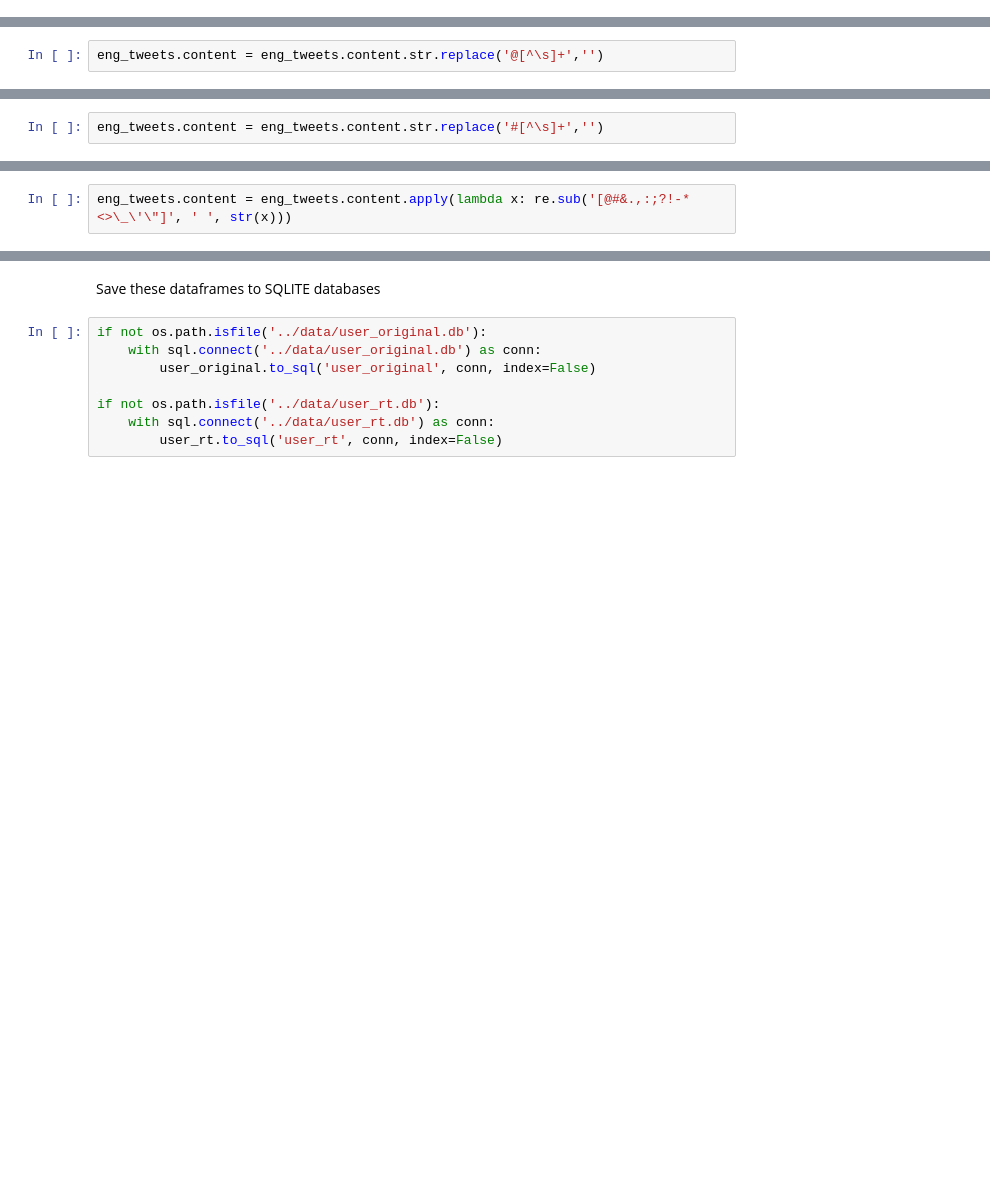
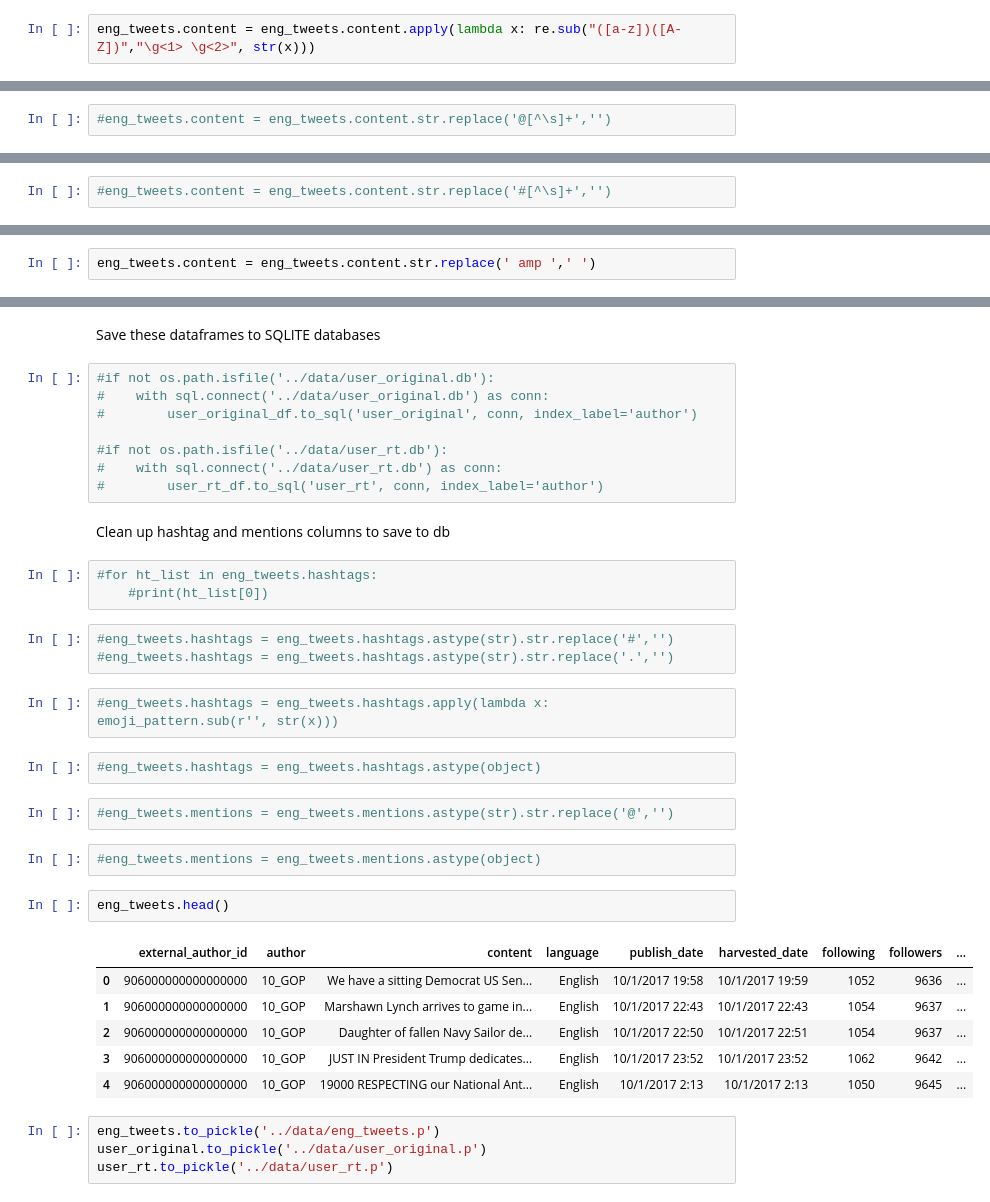
Before and after one commit to gcdunn/twitter-sockpuppet-nlp, a Jupyter notebook: Cleaning-EDA-538-1.ipynb, the cells around one changed output, grey strips where cells are left out. Drawn from its saved outputs; the diff is of its cells as text; blank space fills up the shorter version.

Commit message:
updating cleaning process

```diff
--- a/Cleaning-EDA-538-1.ipynb
+++ b/Cleaning-EDA-538-1.ipynb
@@ -119,4 +136,6 @@ See the caveats in the documentation: http://pandas.pydata.org/pandas-docs/stabl
+# %%
+eng_tweets.content = eng_tweets.content.apply(lambda x: re.sub("([a-z])([A-Z])","\g<1> \g<2>", str(x)))
 # %% [markdown]
 Remove @mentions
 # %%
-eng_tweets.content = eng_tweets.content.str.replace('@[^\s]+','')
+#eng_tweets.content = eng_tweets.content.str.replace('@[^\s]+','')
@@ -129,4 +142,4 @@ See the caveats in the documentation: http://pandas.pydata.org/pandas-docs/stabl
 # %% [markdown]
 Remove hashtags
 # %%
-eng_tweets.content = eng_tweets.content.str.replace('#[^\s]+','')
+#eng_tweets.content = eng_tweets.content.str.replace('#[^\s]+','')
@@ -151,2 +156,2 @@ Remove punctuation
 # %%
-eng_tweets.content = eng_tweets.content.apply(lambda x: re.sub('[@#&.,:;?!-*<>\_\'\"]', ' ', str(x)))
+eng_tweets.content = eng_tweets.content.str.replace(' amp ',' ')
@@ -174,10 +209,39 @@ user_original = eng_tweets[eng_tweets.retweet==0].groupby('external_author_id').
 # %% [markdown]
 Save these dataframes to SQLITE databases
 # %%
-if not os.path.isfile('../data/user_original.db'):
-    with sql.connect('../data/user_original.db') as conn:
-        user_original.to_sql('user_original', conn, index=False)
+#if not os.path.isfile('../data/user_original.db'):
+#    with sql.connect('../data/user_original.db') as conn:
+#        user_original_df.to_sql('user_original', conn, index_label='author')
 
-if not os.path.isfile('../data/user_rt.db'):
-    with sql.connect('../data/user_rt.db') as conn:
-        user_rt.to_sql('user_rt', conn, index=False)
+#if not os.path.isfile('../data/user_rt.db'):
+#    with sql.connect('../data/user_rt.db') as conn:
+#        user_rt_df.to_sql('user_rt', conn, index_label='author')
+# %% [markdown]
+Clean up hashtag and mentions columns to save to db
+# %%
+#for ht_list in eng_tweets.hashtags:
+    #print(ht_list[0])
+# %%
+#eng_tweets.hashtags = eng_tweets.hashtags.astype(str).str.replace('#','')
+#eng_tweets.hashtags = eng_tweets.hashtags.astype(str).str.replace('.','')
+# %%
+#eng_tweets.hashtags = eng_tweets.hashtags.apply(lambda x: emoji_pattern.sub(r'', str(x)))
+# %%
+#eng_tweets.hashtags = eng_tweets.hashtags.astype(object)
+# %%
+#eng_tweets.mentions = eng_tweets.mentions.astype(str).str.replace('@','')
+# %%
+#eng_tweets.mentions = eng_tweets.mentions.astype(object)
+# %%
+eng_tweets.head()
+# %% [output]
+|  | external_author_id | author | content | language | publish_date | harvested_date | following | followers | ... |
+| 0 | 906000000000000000 | 10_GOP | We have a sitting Democrat US Sen... | English | 10/1/2017 19:58 | 10/1/2017 19:59 | 1052 | 9636 | ... |
+| 1 | 906000000000000000 | 10_GOP | Marshawn Lynch arrives to game in... | English | 10/1/2017 22:43 | 10/1/2017 22:43 | 1054 | 9637 | ... |
+| 2 | 906000000000000000 | 10_GOP | Daughter of fallen Navy Sailor de... | English | 10/1/2017 22:50 | 10/1/2017 22:51 | 1054 | 9637 | ... |
+| 3 | 906000000000000000 | 10_GOP | JUST IN President Trump dedicates... | English | 10/1/2017 23:52 | 10/1/2017 23:52 | 1062 | 9642 | ... |
+| 4 | 906000000000000000 | 10_GOP | 19000 RESPECTING our National Ant... | English | 10/1/2017 2:13 | 10/1/2017 2:13 | 1050 | 9645 | ... |
+# %%
+eng_tweets.to_pickle('../data/eng_tweets.p')
+user_original.to_pickle('../data/user_original.p')
+user_rt.to_pickle('../data/user_rt.p')
```
Also changed, not shown: parts of 25 cells of this notebook.
